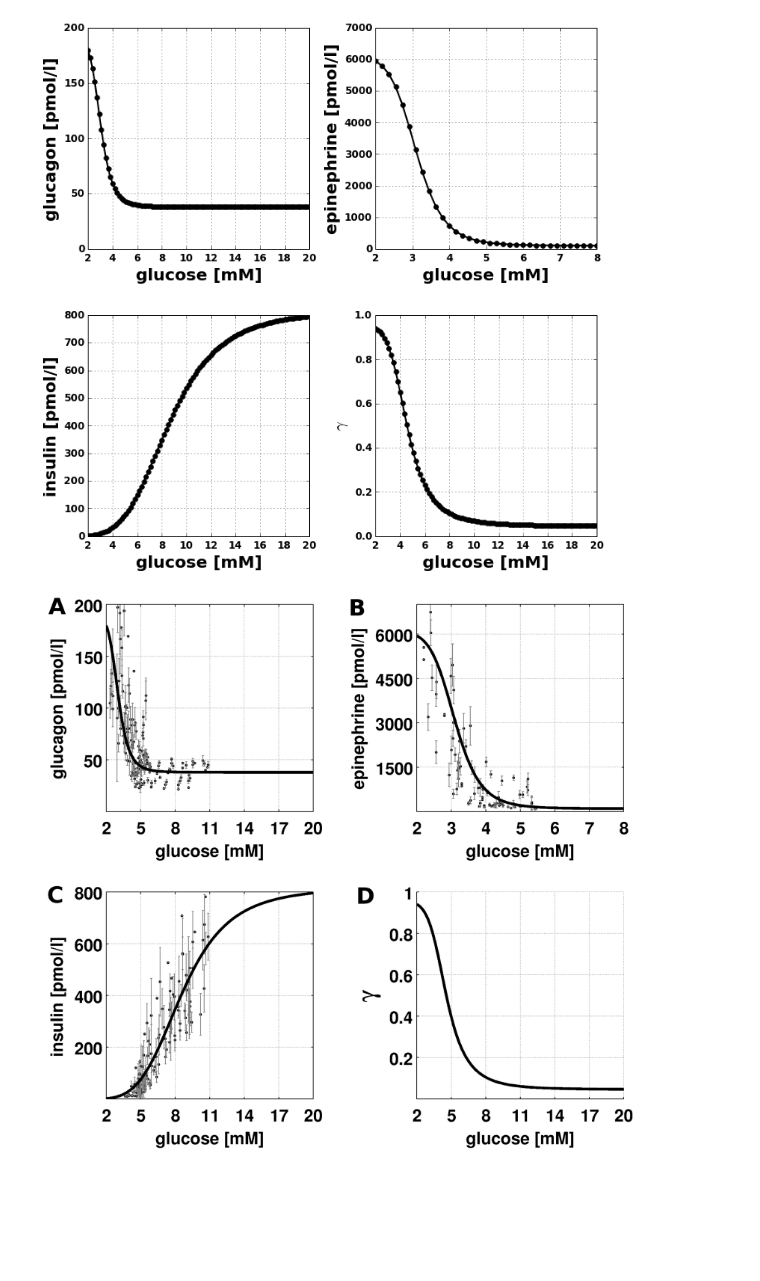
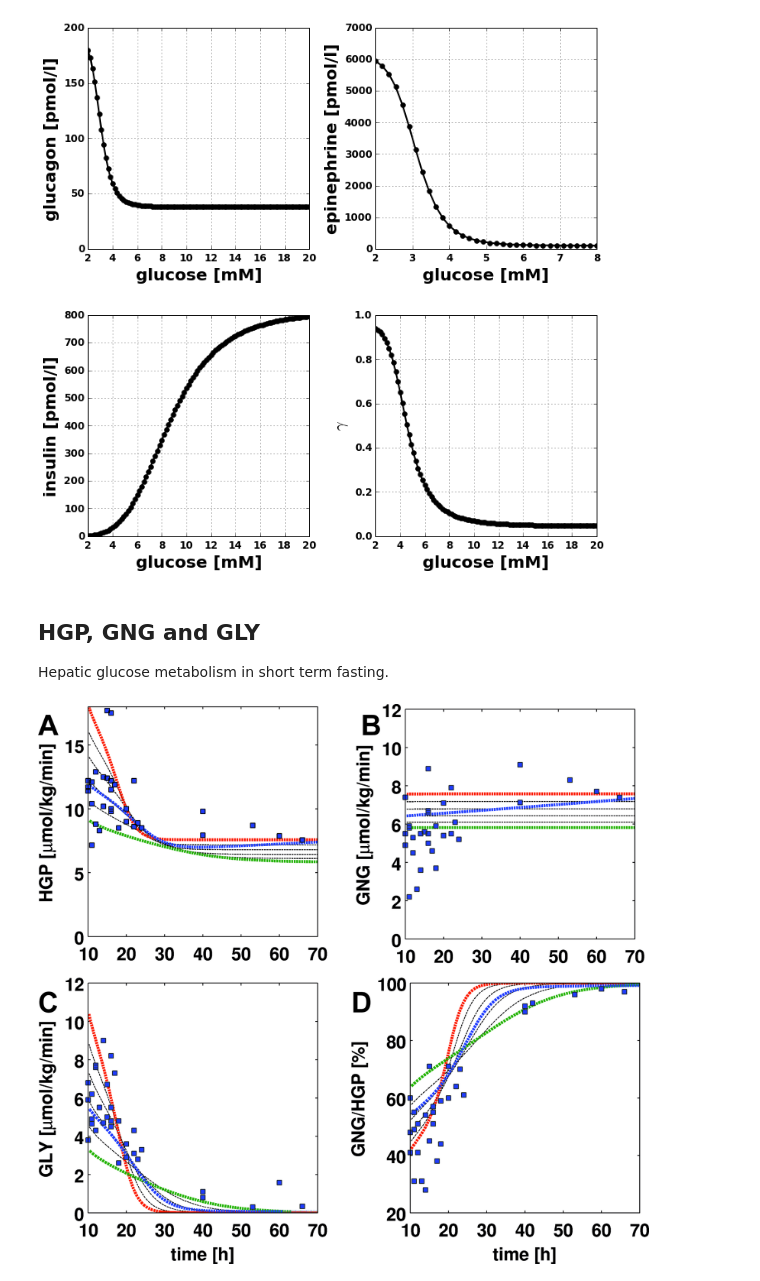
Before and after one commit to matthiaskoenig/glucose-model, a Jupyter notebook: python/notebooks/Koenig_glucose.ipynb, the cells around one changed output. Saved outputs shown, nothing was run; the diff lists cells and outputs as text; code cells hidden in the pictures; blank space fills up the shorter version.

```diff
--- a/python/notebooks/Koenig_glucose.ipynb
+++ b/python/notebooks/Koenig_glucose.ipynb
@@ -151,9 +179,12 @@ ax4.set_ylim([0,1]);
 f.subplots_adjust(wspace=0.3, hspace=0.3)
 # %% [output]
 [figure]
+# %% [markdown]
+## HGP, GNG and GLY
+Hepatic glucose metabolism in short term fasting.
 # %%
 # and the Figure from the paper
 from IPython.display import Image
-Image(filename='Koenig2012_Figure_2.png', width=700)
+Image(filename='Koenig2012_Figure_3.png', width=700)
 # %% [output]
-[figure, old version]
+[figure, new version]
```
Also changed, not shown: parts of 4 cells of this notebook.
